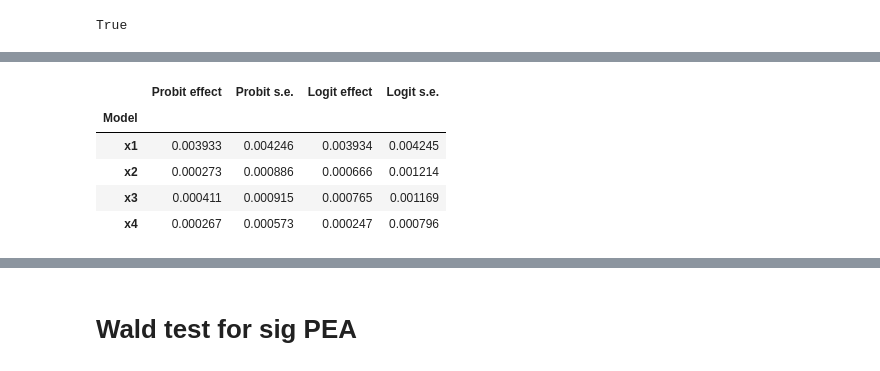
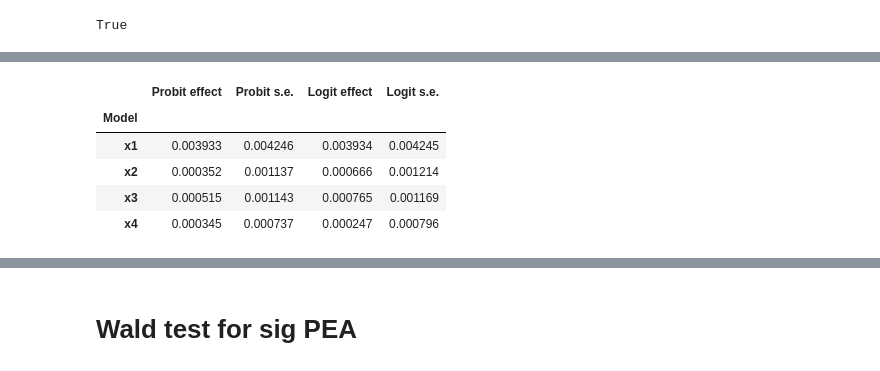
Before and after one commit to matliras/Adv_microeconometrics_assignments, a Jupyter notebook: project 3/workbook.ipynb, the cells around one changed output, grey strips where cells are left out. Drawn from its saved outputs; the diff is of its cells as text; code cells hidden in the pictures.

```diff
--- a/project 3/workbook.ipynb
+++ b/project 3/workbook.ipynb
@@ -130,6 +155,7 @@ i = 0
 probit_models = [] # list for saving results
 probit_cov = [] # list for saving covariance matrices
 criterion_probit = []
+probit_models_theta = []
 
 for model in models:
     i += 1
@@ -140,6 +166,7 @@ for model in models:
 
     theta0 = probit.starting_values(y=y, x=x)
     probit_results = est.estimate(probit.q, theta0, y=y, x=x, method='BFGS', cov_type='Sandwich') #Use sandwich covariance matrix because model likely not correctly specified
+    probit_models_theta.append(probit_results['theta'])
     q_fun = N*(-1)*probit_results['fun'] #Total sum of likelihood contributions.
     probit_tab = est.print_table((model), probit_results, title='PROBIT')
     probit_models.append(probit_tab)
@@ -172,6 +199,7 @@ i = 0
 logit_models = [] # list for saving results
 logit_cov = [] # list for saving covariance matrices
 criterion_logit = []
+logit_models_theta = []
 
 for model in models:
     i += 1
@@ -183,6 +211,7 @@ for model in models:
 
     theta0 = logit.starting_values(y=y, x=x)
     logit_results = est.estimate(logit.q, theta0, y=y, x=x, method='BFGS', cov_type='Sandwich') #Use sandwich covariance matrix because model likely not correctly specified
+    logit_models_theta.append(logit_results['theta'])
     q_fun = N*(-1)*logit_results['fun'] #Total sum of likelihood contributions.
     logit_tab = est.print_table((model), logit_results, title='LOGIT')
     logit_models.append(logit_tab)
@@ -346,7 +377,7 @@ LR_test_logit = {}
 for i in range(len(models) - 1):
     freedom = len(models[i + 1]) - len(models[i])
     critical_value = chi2.ppf(1 - alpha, freedom)
-    key = f'model{i + 1}_to_{i + 2}'
+    key = f'model{i}_to_{i + 1}'
 
     for results, criterion in [
         (LR_test_probit, criterion_probit),
@@ -439,14 +470,16 @@ print(average_values["x2"])
 values_white = average_values["x2"].copy()
 values_black = average_values["x2"].copy()
 
+columns = x2 # Added by Mathias for readability.
 sblack_index = columns.index("sblack")
 values_black[sblack_index] = 1
 
 values_white = values_white.reshape(1, -1)
 values_black = values_black.reshape(1, -1)
 
-probit_effect_black = probit.predict(probit_models[1]["theta"], values_black)[0]
-probit_effect_white = probit.predict(probit_models[1]["theta"], values_white)[0]
+
+probit_effect_black = probit.predict(probit_models_theta[1], values_black)[0]
+probit_effect_white = probit.predict(probit_models_theta[1], values_white)[0]
 diff = probit_effect_black - probit_effect_white
 
 print(f'Probit effect for black: {probit_effect_black}')
@@ -487,17 +520,17 @@ Standard errors: [0.00088604]
 PEA_rows = []
 
 for i, (name, columns) in enumerate(models.items()):
-    values_white = average_values[name].copy()
+    values_white = average_values[name].copy()      # 1D array with avg. of x and all race dummies to 0 (=white)
     values_black = average_values[name].copy()
 
     sblack_index = columns.index("sblack")
-    values_black[sblack_index] = 1
+    values_black[sblack_index] = 1              #  Set sblack = 1 for blacks.
 
     # predict() expects a 2D array, even for one observation
     values_white = values_white.reshape(1, -1)
     values_black = values_black.reshape(1, -1)
 
-    beta_pr = probit_models[i]["theta"].to_numpy()
+    beta_pr = probit_models_theta[i]#.to_numpy()      # Get coef. estimates for relevant model
     z_white_pr = (values_white @ beta_pr)[0]
     z_black_pr = (values_black @ beta_pr)[0]
     probit_effect = (
@@ -508,37 +541,39 @@ for i, (name, columns) in enumerate(models.items()):
         norm.pdf(z_black_pr) * values_black
         - norm.pdf(z_white_pr) * values_white
     )
-    probit_se = get_se(grad_probit, probit_cov[i])[0]
+    probit_se = get_se(grad_probit, probit_cov[i])[0]       # Get std. errors (C@Avar(\theta)@C')
 
     beta_lg = logit_models[i]["theta"].to_numpy()
     z_white_lg = (values_white @ beta_lg)[0]
     z_black_lg = (values_black @ beta_lg)[0]
     p_white_lg = logit.G(z_white_lg)
     p_black_lg = logit.G(z_black_lg)
     logit_effect = (
         logit.predict(logit_models[i]["theta"], values_black)[0]
         - logit.predict(logit_models[i]["theta"], values_white)[0]
     )
-    grad_logit = (
+    grad_logit = (                                      # G'(z) = G(z)[1-G(z)]
         p_black_lg * (1 - p_black_lg) * values_black
         - p_white_lg * (1 - p_white_lg) * values_white
     )
     logit_se = get_se(grad_logit, logit_cov[i])[0]
 
     PEA_rows.append({
         "Model": name,
         "Probit effect": probit_effect,
         "Probit s.e.": probit_se,
         "Logit effect": logit_effect,
         "Logit s.e.": logit_se,
     })
 
 effects_table = pd.DataFrame(PEA_rows).set_index("Model")
 effects_table
+
+# For later: A tabel comparing hispanics to whites and a table comparing blacks to hispanics
 # %% [output]
 |  | Probit effect | Probit s.e. | Logit effect | Logit s.e. |
 | Model |  |  |  |  |
 | x1 | 0.003933 | 0.004246 | 0.003934 | 0.004245 |
-| x2 | 0.000273 | 0.000886 | 0.000666 | 0.001214 |
-| x3 | 0.000411 | 0.000915 | 0.000765 | 0.001169 |
-| x4 | 0.000267 | 0.000573 | 0.000247 | 0.000796 |
+| x2 | 0.000352 | 0.001137 | 0.000666 | 0.001214 |
+| x3 | 0.000515 | 0.001143 | 0.000765 | 0.001169 |
+| x4 | 0.000345 | 0.000737 | 0.000247 | 0.000796 |
```
Also changed, not shown: parts of 18 cells of this notebook, 2 other files.
